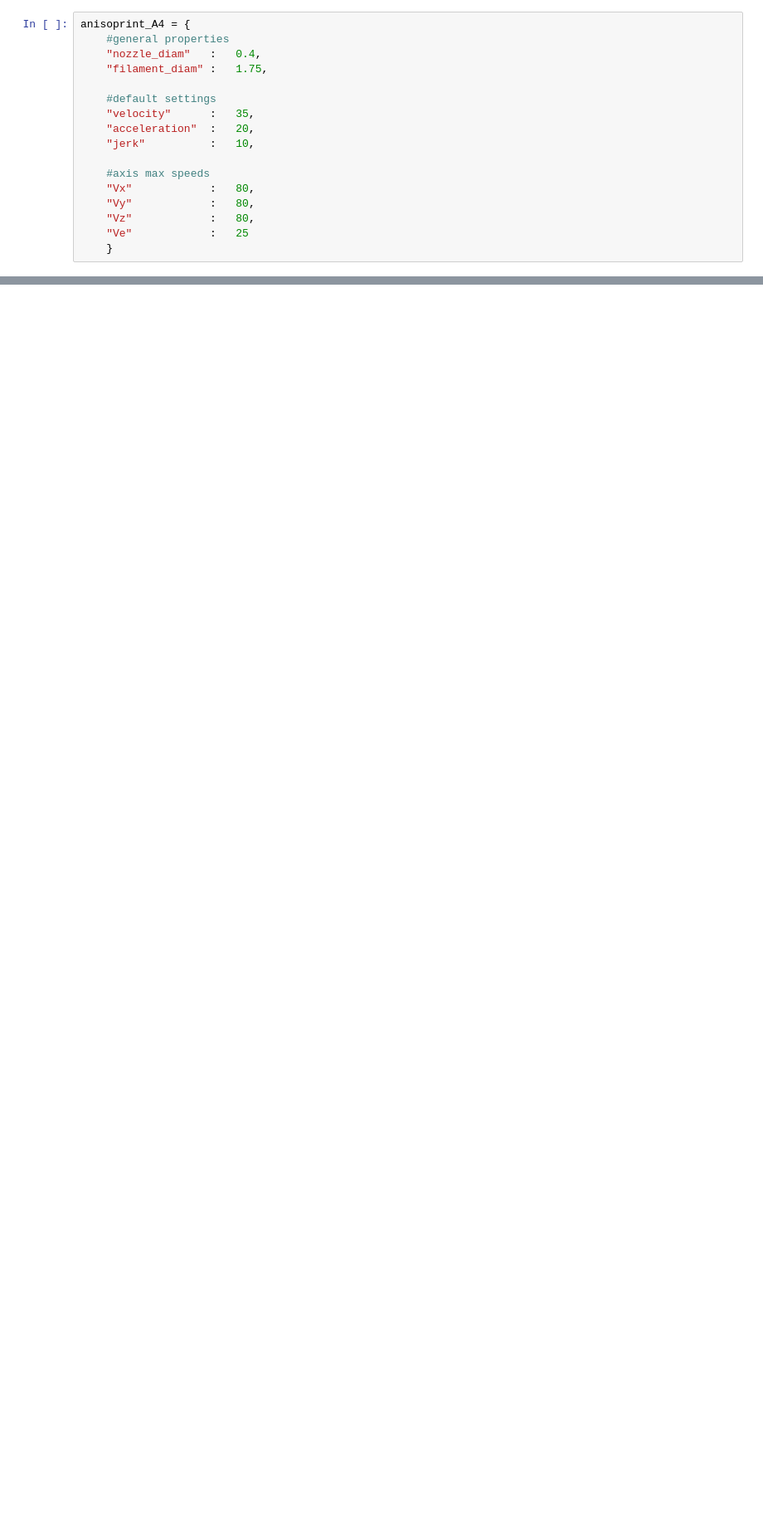
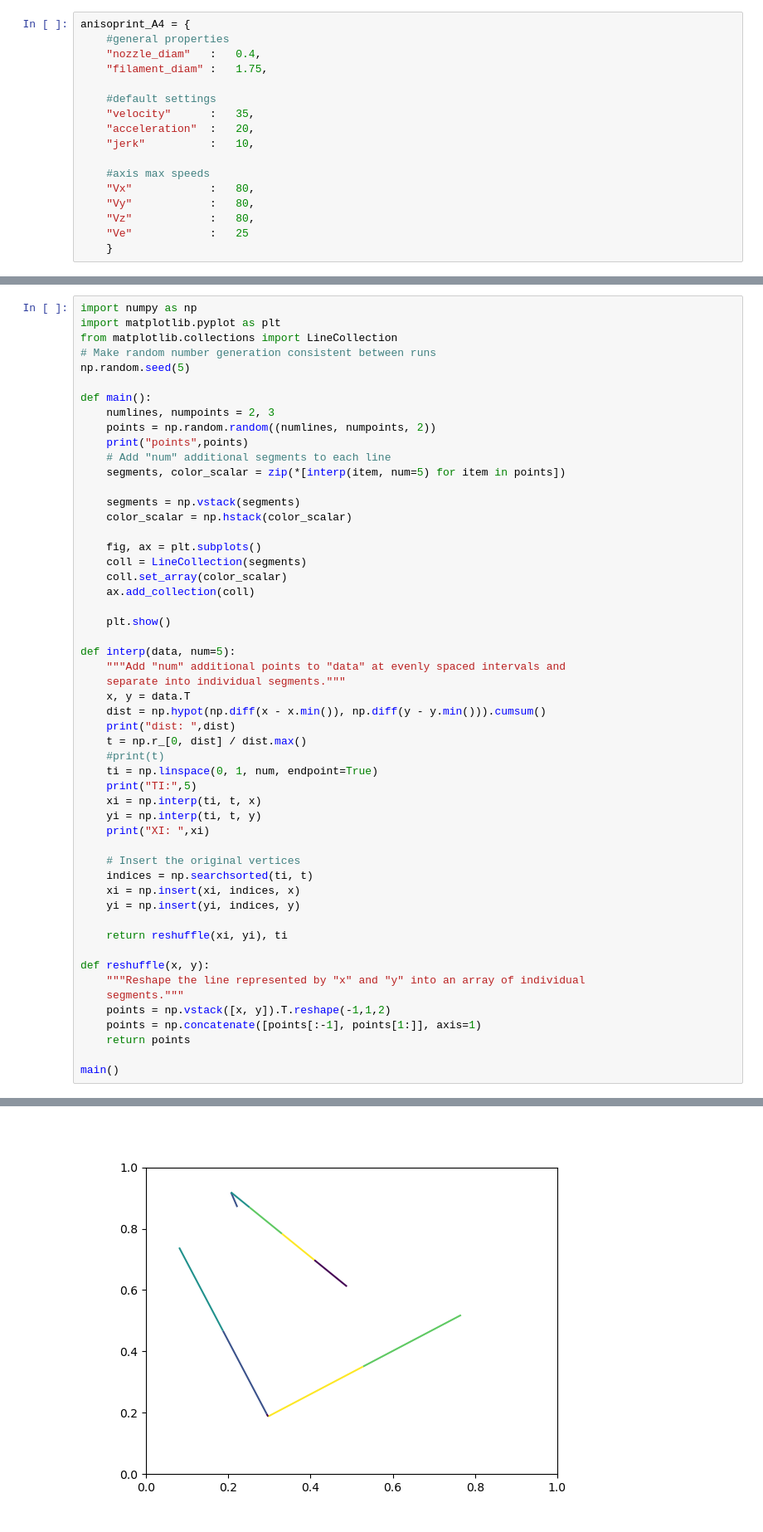
Before and after one commit to FAST-LB/pyGCodeDecode, a Jupyter notebook: example/Notebook_Testing.ipynb, the cells around one changed output, grey strips where cells are left out. Shown: that part at 83% size. Cells and saved outputs as stored; diff of their text form; blank space fills up the shorter version.

Commit message:
WIP Linecoloring 3D Plot

```diff
--- a/example/Notebook_Testing.ipynb
+++ b/example/Notebook_Testing.ipynb
@@ -37,0 +36,54 @@ COLOR
+# %%
+import numpy as np
+import matplotlib.pyplot as plt
+from matplotlib.collections import LineCollection
+# Make random number generation consistent between runs
+np.random.seed(5)
+
+def main():
+    numlines, numpoints = 2, 3
+    points = np.random.random((numlines, numpoints, 2))
+    print("points",points)
+    # Add "num" additional segments to each line
+    segments, color_scalar = zip(*[interp(item, num=5) for item in points])
+
+    segments = np.vstack(segments)
+    color_scalar = np.hstack(color_scalar)
+
+    fig, ax = plt.subplots()
+    coll = LineCollection(segments)
+    coll.set_array(color_scalar)
+    ax.add_collection(coll)
+
+    plt.show()
+
+def interp(data, num=5):
+    """Add "num" additional points to "data" at evenly spaced intervals and
+    separate into individual segments."""
+    x, y = data.T
+    dist = np.hypot(np.diff(x - x.min()), np.diff(y - y.min())).cumsum()
+    print("dist: ",dist)
+    t = np.r_[0, dist] / dist.max()
+    #print(t)
+    ti = np.linspace(0, 1, num, endpoint=True)
+    print("TI:",5)
+    xi = np.interp(ti, t, x)
+    yi = np.interp(ti, t, y)
+    print("XI: ",xi)
+
+    # Insert the original vertices
+    indices = np.searchsorted(ti, t)
+    xi = np.insert(xi, indices, x)
+    yi = np.insert(yi, indices, y)
+
+    return reshuffle(xi, yi), ti
+
+def reshuffle(x, y):
+    """Reshape the line represented by "x" and "y" into an array of individual
+    segments."""
+    points = np.vstack([x, y]).T.reshape(-1,1,2)
+    points = np.concatenate([points[:-1], points[1:]], axis=1)
+    return points
+
+main()
+# %% [output]
@@ -37,0 +103 @@ COLOR
+[figure, added]
```
Also changed, not shown: parts of 3 cells of this notebook, 3 other files.
